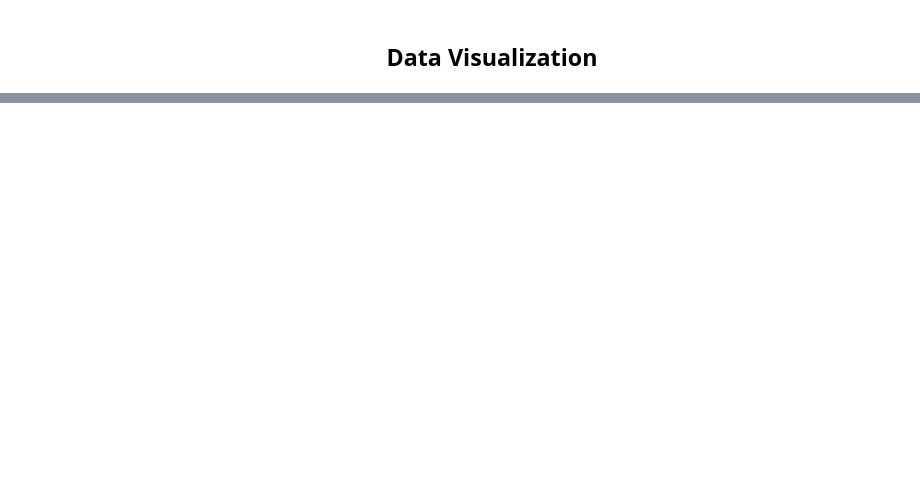
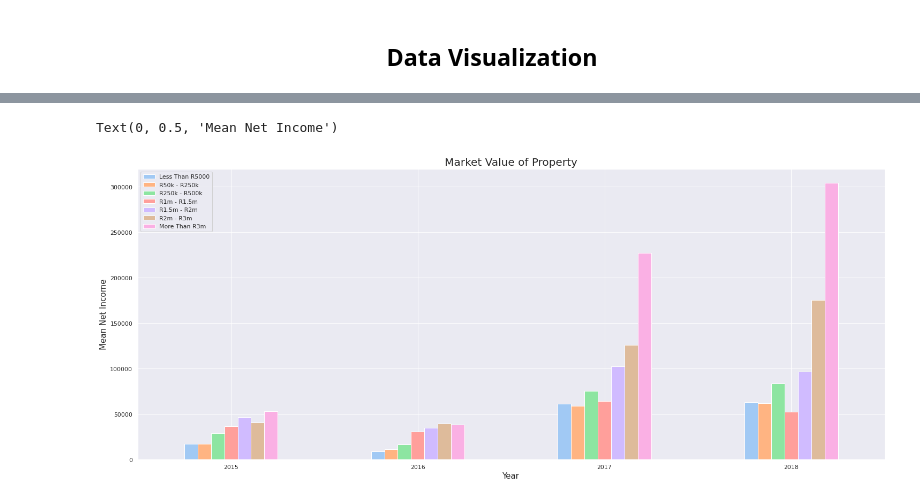
Before and after one commit to Five-Tackle-One/DAE-Mini-Project, a Jupyter notebook: General House Survey.ipynb, the cells around one changed output, grey strips where cells are left out. Cells and saved outputs as stored; diff of their text form; code cells hidden in the pictures; blank space fills up the shorter version.

```diff
--- a/General House Survey.ipynb
+++ b/General House Survey.ipynb
@@ -373,0 +419,8 @@ Text(0, 0.5, 'Mean earnings')
+# %%
+market_value_df.plot.bar(rot=0,figsize=(25,10))
+plt.title("Market Value of Property",fontsize=20)
+plt.xlabel("Year",fontsize=15)
+plt.ylabel("Mean Net Income",fontsize=15)
+# %% [output]
+Text(0, 0.5, 'Mean Net Income')
+[figure, added]
```
Also changed, not shown: parts of 54 cells of this notebook, 3 other files.
